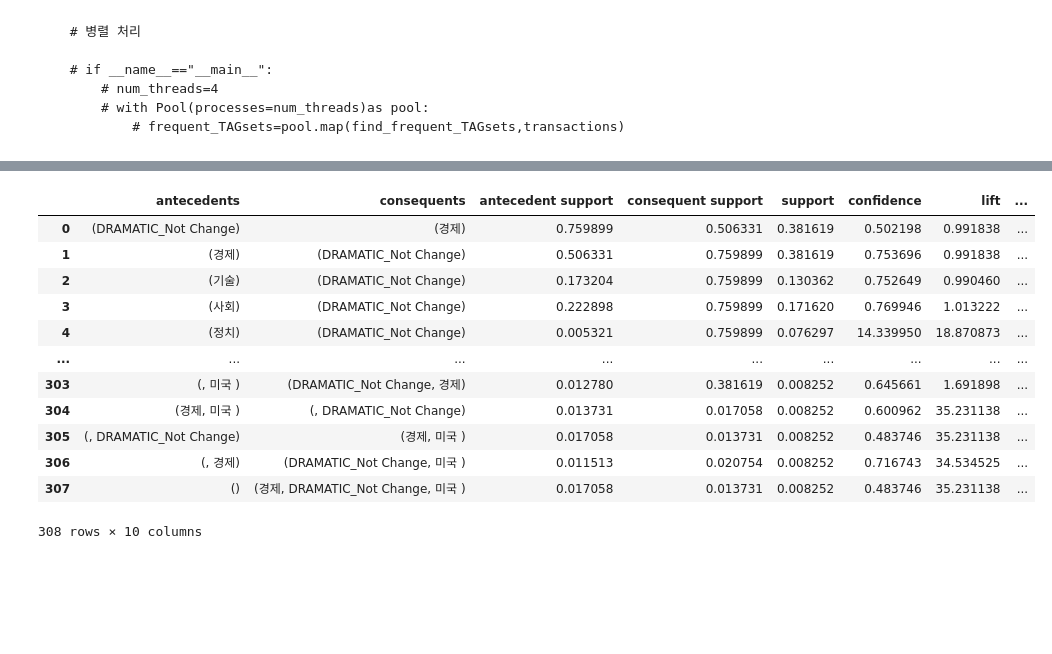
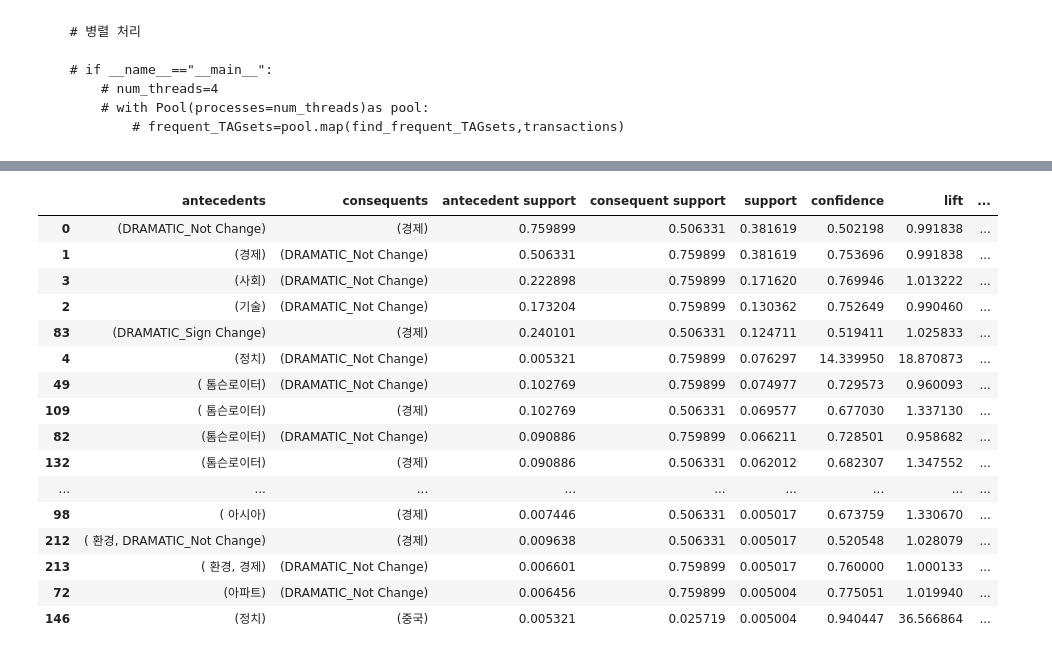
Before and after one commit to ksydata/MiraeAssetHackathon, a Jupyter notebook: [derivative_news_data]_2_AprioriRules.ipynb, the cells around one changed output, grey strips where cells are left out. Cells and saved outputs as stored; diff of their text form; code cells hidden in the pictures; blank space fills up the shorter version.

```diff
--- a/[derivative_news_data]_2_AprioriRules.ipynb
+++ b/[derivative_news_data]_2_AprioriRules.ipynb
@@ -217,4 +227,6 @@ for threshold in [0.05, 0.01, 0.005]:
       minimum_confidence_threshold = 0.4
   )
   apriori_results.append(apriori_rules)
+# %%
+pd.set_option("display.max_row", None)
 # %%
@@ -258,19 +273,23 @@ apriori_results[1]
 # %%
-apriori_results[2]
+apriori_results[2].sort_values("support", ascending = False)
 # %% [output]
 |  | antecedents | consequents | antecedent support | consequent support | support | confidence | lift | ... |
 | 0 | (DRAMATIC_Not Change) | (경제) | 0.759899 | 0.506331 | 0.381619 | 0.502198 | 0.991838 | ... |
 | 1 | (경제) | (DRAMATIC_Not Change) | 0.506331 | 0.759899 | 0.381619 | 0.753696 | 0.991838 | ... |
+| 3 | (사회) | (DRAMATIC_Not Change) | 0.222898 | 0.759899 | 0.171620 | 0.769946 | 1.013222 | ... |
 | 2 | (기술) | (DRAMATIC_Not Change) | 0.173204 | 0.759899 | 0.130362 | 0.752649 | 0.990460 | ... |
-| 3 | (사회) | (DRAMATIC_Not Change) | 0.222898 | 0.759899 | 0.171620 | 0.769946 | 1.013222 | ... |
+| 83 | (DRAMATIC_Sign Change) | (경제) | 0.240101 | 0.506331 | 0.124711 | 0.519411 | 1.025833 | ... |
 | 4 | (정치) | (DRAMATIC_Not Change) | 0.005321 | 0.759899 | 0.076297 | 14.339950 | 18.870873 | ... |
+| 49 | ( 톰슨로이터) | (DRAMATIC_Not Change) | 0.102769 | 0.759899 | 0.074977 | 0.729573 | 0.960093 | ... |
+| 109 | ( 톰슨로이터) | (경제) | 0.102769 | 0.506331 | 0.069577 | 0.677030 | 1.337130 | ... |
+| 82 | (톰슨로이터) | (DRAMATIC_Not Change) | 0.090886 | 0.759899 | 0.066211 | 0.728501 | 0.958682 | ... |
+| 132 | (톰슨로이터) | (경제) | 0.090886 | 0.506331 | 0.062012 | 0.682307 | 1.347552 | ... |
 | ... | ... | ... | ... | ... | ... | ... | ... | ... |
-| 303 | (, 미국 ) | (DRAMATIC_Not Change, 경제) | 0.012780 | 0.381619 | 0.008252 | 0.645661 | 1.691898 | ... |
-| 304 | (경제, 미국 ) | (, DRAMATIC_Not Change) | 0.013731 | 0.017058 | 0.008252 | 0.600962 | 35.231138 | ... |
-| 305 | (, DRAMATIC_Not Change) | (경제, 미국 ) | 0.017058 | 0.013731 | 0.008252 | 0.483746 | 35.231138 | ... |
-| 306 | (, 경제) | (DRAMATIC_Not Change, 미국 ) | 0.011513 | 0.020754 | 0.008252 | 0.716743 | 34.534525 | ... |
-| 307 | () | (경제, DRAMATIC_Not Change, 미국 ) | 0.017058 | 0.013731 | 0.008252 | 0.483746 | 35.231138 | ... |
+| 98 | ( 아시아) | (경제) | 0.007446 | 0.506331 | 0.005017 | 0.673759 | 1.330670 | ... |
+| 212 | ( 환경, DRAMATIC_Not Change) | (경제) | 0.009638 | 0.506331 | 0.005017 | 0.520548 | 1.028079 | ... |
+| 213 | ( 환경, 경제) | (DRAMATIC_Not Change) | 0.006601 | 0.759899 | 0.005017 | 0.760000 | 1.000133 | ... |
+| 72 | (아파트) | (DRAMATIC_Not Change) | 0.006456 | 0.759899 | 0.005004 | 0.775051 | 1.019940 | ... |
+| 146 | (정치) | (중국) | 0.005321 | 0.025719 | 0.005004 | 0.940447 | 36.566864 | ... |
-308 rows × 10 columns
 # %%
 """
     MDAD_encoded = pd.DataFrame(transaction_array, columns=transaction_encoder.columns_)
```
Also changed, not shown: parts of 9 cells of this notebook.
